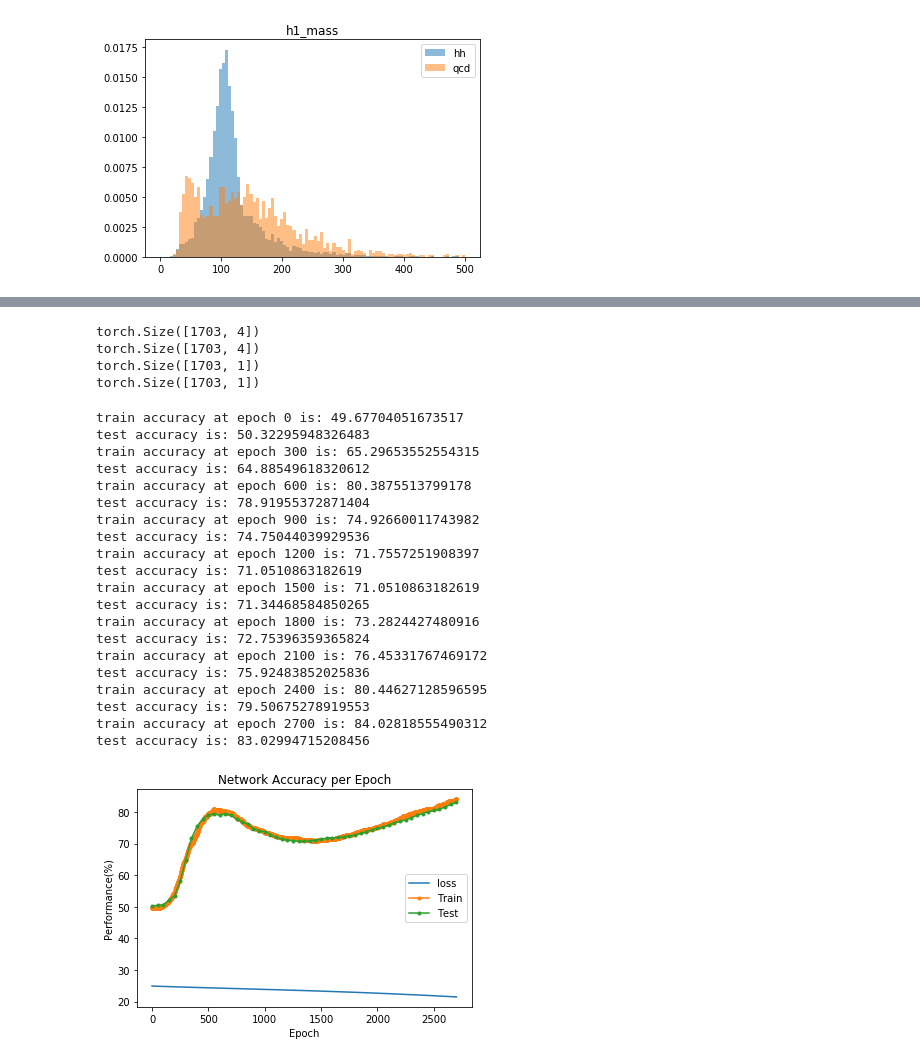
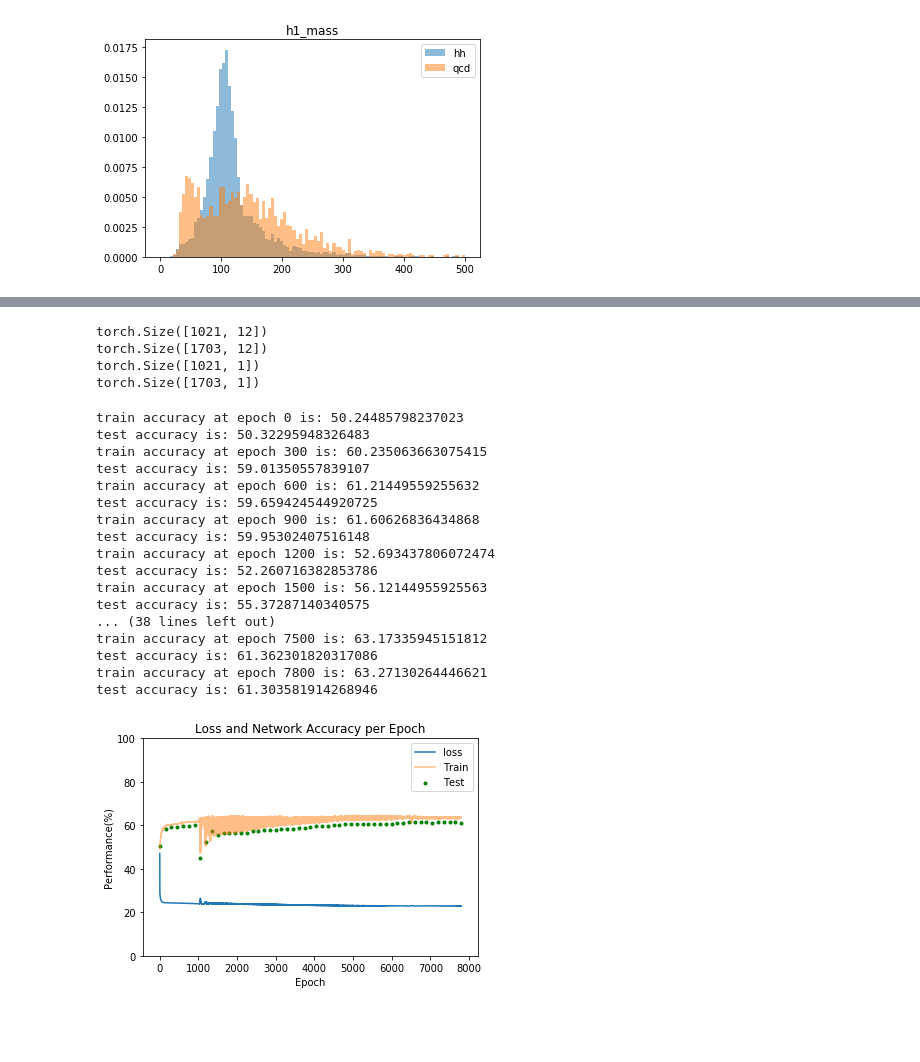
Before and after one commit to neu-physics/dihiggsMLProject, a Jupyter notebook: NeuralNetworking/PytorchNetwork.ipynb, the cells around one changed output, grey strips where cells are left out. Cells and saved outputs as stored; diff of their text form; code cells hidden in the pictures; blank space fills up the shorter version.

```diff
--- a/NeuralNetworking/PytorchNetwork.ipynb
+++ b/NeuralNetworking/PytorchNetwork.ipynb
@@ -17,10 +17,10 @@ hh_raw.head()
 print(len(hh_raw), "rows of dihiggs data")
 
 # Make higgs and qcd sets from raw data
-hh_all = hh_raw[['h1_mass', 'h2_mass', 'deltaR(h1 jets)', 'deltaR(h2 jets)']]
-qcd = qcd_raw[['h1_mass', 'h2_mass', 'deltaR(h1 jets)', 'deltaR(h2 jets)']]
-# hh_all = hh_raw[['h1_mass', 'deltaR(h1 jets)', 'deltaR(h2 jets)']]
-# qcd = qcd_raw[['h1_mass', 'deltaR(h1 jets)', 'deltaR(h2 jets)']]
+hh_all = hh_raw[['h1_mass', 'h2_mass', 'deltaR(h1 jets)', 'deltaR(h2 jets)', 'jet1_pz', 'jet2_pz', 'jet3_pz', 'jet4_pz', 'jet1_energy', 'jet2_energy', 'jet3_energy', 'jet4_energy']]
+qcd = qcd_raw[['h1_mass', 'h2_mass', 'deltaR(h1 jets)', 'deltaR(h2 jets)', 'jet1_pz', 'jet2_pz', 'jet3_pz', 'jet4_pz', 'jet1_energy', 'jet2_energy', 'jet3_energy', 'jet4_energy']]
+# hh_all = hh_raw[['deltaR(h1 jets)', 'deltaR(h2 jets)']]
+# qcd = qcd_raw[['deltaR(h1 jets)', 'deltaR(h2 jets)']]
 n_factors = np.shape(hh_all)[1]
 print(n_factors)
 
@@ -128,6 +138,6 @@ print(all_data[:6])
 # %%
 # TODO: Train-Test split
-train_data, test_data, train_labels, test_labels = train_test_split(all_data, all_labels, train_size=0.5, test_size=0.5, random_state=42)
+train_data, test_data, train_labels, test_labels = train_test_split(all_data, all_labels, train_size=0.3, test_size=0.5, random_state=42)
 # print(len(train_data))
 # print(train_data)
 # print(train_data.shape)
@@ -144,36 +154,35 @@ print(test_data.shape)
 print(train_labels.shape)
 print(test_labels.shape)
 # %% [output]
-torch.Size([1703, 4])
-torch.Size([1703, 4])
+torch.Size([1021, 12])
+torch.Size([1703, 12])
+torch.Size([1021, 1])
 torch.Size([1703, 1])
-torch.Size([1703, 1])
 # %%
-learnRate = 0.001
-np.random.seed(0)
-model = Network([n_factors, 3, 1])
-model.train(train_data, train_labels, 2701, learnRate, 0, True, test_data, test_labels)
+learnRate = 0.02
+np.random.seed(234)
+node_list = [n_factors, 76, 76, 1]
+old_model = Network(node_list)
+model = Network(node_list, old_model.w_initial, old_model.b_initial)
+model.train(train_data, train_labels, 7801, learnRate, 0, True, test_data, test_labels)
 # %% [output]
-train accuracy at epoch 0 is: 49.67704051673517
+train accuracy at epoch 0 is: 50.24485798237023
 test accuracy is: 50.32295948326483
-train accuracy at epoch 300 is: 65.29653552554315
-test accuracy is: 64.88549618320612
-train accuracy at epoch 600 is: 80.3875513799178
-test accuracy is: 78.91955372871404
-train accuracy at epoch 900 is: 74.92660011743982
-test accuracy is: 74.75044039929536
-train accuracy at epoch 1200 is: 71.7557251908397
-test accuracy is: 71.0510863182619
-train accuracy at epoch 1500 is: 71.0510863182619
-test accuracy is: 71.34468584850265
-train accuracy at epoch 1800 is: 73.2824427480916
-test accuracy is: 72.75396359365824
-train accuracy at epoch 2100 is: 76.45331767469172
-test accuracy is: 75.92483852025836
-train accuracy at epoch 2400 is: 80.44627128596595
-test accuracy is: 79.50675278919553
-train accuracy at epoch 2700 is: 84.02818555490312
-test accuracy is: 83.02994715208456
+train accuracy at epoch 300 is: 60.235063663075415
+test accuracy is: 59.01350557839107
+train accuracy at epoch 600 is: 61.21449559255632
+test accuracy is: 59.659424544920725
+train accuracy at epoch 900 is: 61.60626836434868
+test accuracy is: 59.95302407516148
+train accuracy at epoch 1200 is: 52.693437806072474
+test accuracy is: 52.260716382853786
+train accuracy at epoch 1500 is: 56.12144955925563
+test accuracy is: 55.37287140340575
+... (38 lines left out)
+train accuracy at epoch 7500 is: 63.17335945151812
+test accuracy is: 61.362301820317086
+train accuracy at epoch 7800 is: 63.27130264446621
+test accuracy is: 61.303581914268946
 # %%
 # testout = model.get_output().numpy()
 # testout[testout>.5] = 1
@@ -188,15 +197,16 @@ test accuracy is: 83.02994715208456
 # %%
 # print(model.losses)
 plt.plot(model.losses, label="loss")
-plt.plot(model.train_accuracies, label="Train", marker=".")
-plt.plot(model.test_num, model.test_accuracies, label="Test", marker=".")
+plt.plot(model.train_accuracies, label="Train", alpha=0.5)
+plt.scatter(model.test_num, model.test_accuracies, label="Test", marker=".", color="green")
 plt.xlabel("Epoch")
 plt.ylabel("Performance(%)")
-plt.title("Network Accuracy per Epoch")
+plt.title("Loss and Network Accuracy per Epoch")
 plt.legend()
+plt.ylim(0,100)
 plt.show()
 # %% [output]
-[figure, old version]
+[figure, new version]
 # %%
 plt.plot(model.losses)
 # %% [output]
```
Also changed, not shown: parts of 15 cells of this notebook, 2 other files.
